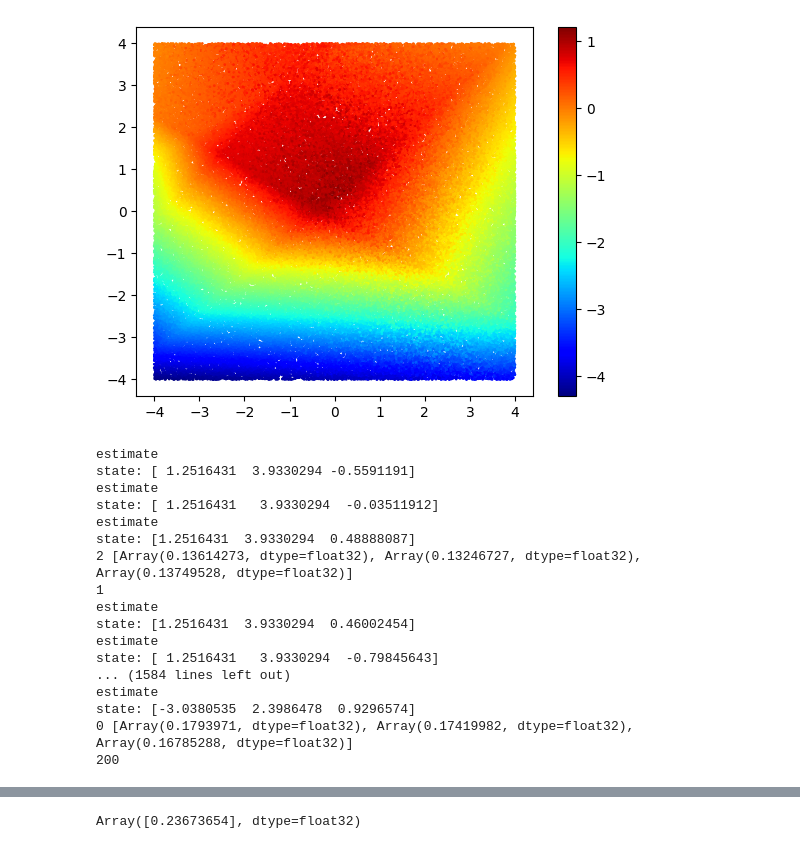
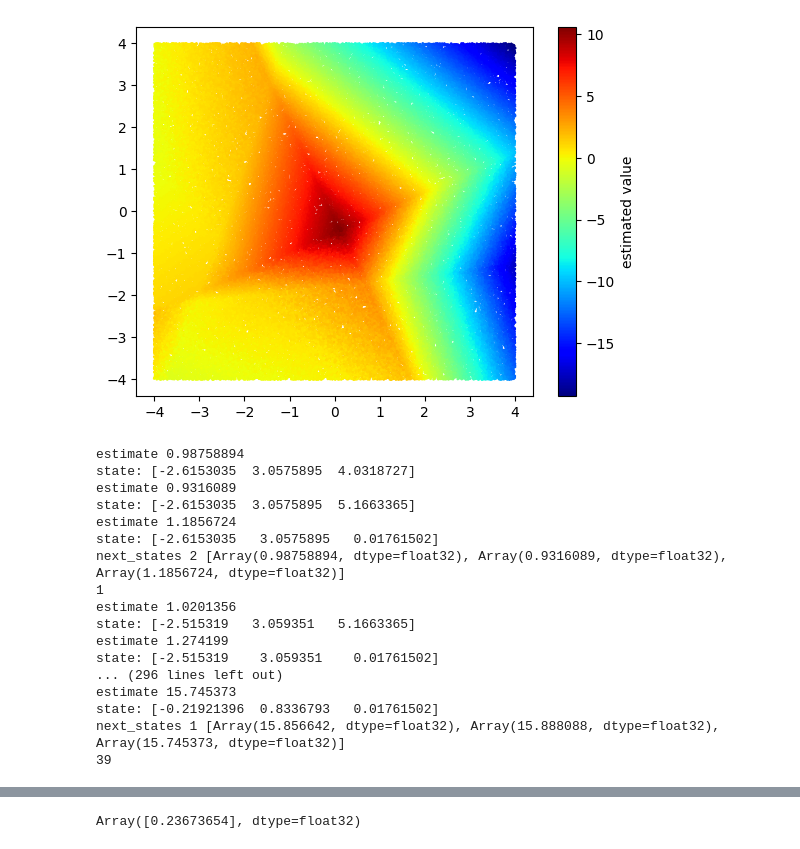
Before and after one commit to arjun-prakash/stackelberg-reach-avoid, a Jupyter notebook: gym_examples/src/cont_dubin.ipynb, the cells around one changed output, grey strips where cells are left out. Drawn from its saved outputs; the diff is of its cells as text; code cells hidden in the pictures.

```diff
--- a/gym_examples/src/cont_dubin.ipynb
+++ b/gym_examples/src/cont_dubin.ipynb
@@ -16,0 +26,3 @@ The autoreload extension is already loaded. To reload it, use:
+# %%
+grid = np.vstack([xx.ravel(), yy.ravel(), tt.ravel()]).T
+len(grid)
@@ -17,11 +41,25 @@ The autoreload extension is already loaded. To reload it, use:
+# %%
+#generate data
+
+env = DubinsCarEnv()
+state = env.reset()
+X = []
+y = []
+for i in range(len(grid)):
+    state = env.set(grid[i][0], grid[i][1], grid[i][2])
+    for action in range(env.action_space.n):
+        X.append(state)
+        r = env.sample(state, action, 0)
+        y.append(r)
+
+X = np.array(X)
+y = np.array(y)
 # %%
-#generate data
-
 env = DubinsCarEnv()
 state = env.reset()
 X = []
 y = []
-for i in range(1000):
+for i in range(2000):
     state = env.reset()
     for action in range(env.action_space.n):
         X.append(state)
@@ -68,7 +116,7 @@ def forward(X):
 
 #     l5= hk.Linear(1)(l4)
 
-    return l5
+#    return l5
 # def forward(X):
 
 #     mlp = hk.nets.MLP(output_sizes=[3,1])
@@ -102,7 +150,7 @@ opt_state = optimizer.init(params)
 for epoch in range(500):
     for batch in range(0,len(X), batch_size):
         X_batch = X[batch:batch+batch_size]
-        y_batch = env.sample_value_iter(X_batch, forward, params, gamma=0.9)
+        y_batch = env.sample_value_iter(X_batch, forward, params, gamma=0.85)
 
         loss, grads = jax.value_and_grad(loss_fn)(params,X=X_batch,y=y_batch)
         print("progress:", "epoch:", epoch, "loss",loss)
@@ -153,21 +202,28 @@ Array([1.2205406], dtype=float32)
 # %%
 import matplotlib
 %matplotlib inline
 import matplotlib.pyplot as plt
 
 # Plot...
 plt.scatter(X_val[:,0], X_val[:,1], c=y_pred, s=1) # s is a size of marker
 plt.jet()
-plt.colorbar()
-plt.savefig('100_iter_adabeleif.png')
+plt.colorbar(label='estimated value')
+#plt.savefig('500_iter_adabeleif_.85gamma.png')
 plt.show()
 # %% [output]
-[figure, old version]
+[figure, new version]
 # %%
 #train on small steps, run on bigger steps?
+right = 0
+up = np.pi / 2
+down = 3 * np.pi / 2
+left = np.pi
+
 env = DubinsCarEnv()
+#state = env.set(-3, -2, right)
 state = env.reset()
-gamma = 0.9
+
+gamma = 0.85
 traj = []
 done = False
 max_iter = 200
@@ -182,10 +238,10 @@ while (not done) and (counter < max_iter):
         print('estimate', value)
         print('state:',next_state)
 
-        possible_actions.append(estimate[0])
-        #possible_actions.append(reward)
+        possible_actions.append(value)
+
     action = np.argmax(np.array(possible_actions))
-    print(action, possible_actions)
+    print('next_states', action, possible_actions)
     traj.append(state)
     state, reward, done, _ = env.step(action=action, update_env=True)
     env.render()
@@ -193,20 +249,20 @@ while (not done) and (counter < max_iter):
 
 env.make_gif()
 # %% [output]
-estimate
-state: [ 1.2516431  3.9330294 -0.5591191]
-estimate
-state: [ 1.2516431   3.9330294  -0.03511912]
-estimate
-state: [1.2516431  3.9330294  0.48888087]
-2 [Array(0.13614273, dtype=float32), Array(0.13246727, dtype=float32), Array(0.13749528, dtype=float32)]
+estimate 0.98758894
+state: [-2.6153035  3.0575895  4.0318727]
+estimate 0.9316089
+state: [-2.6153035  3.0575895  5.1663365]
+estimate 1.1856724
+state: [-2.6153035   3.0575895   0.01761502]
+next_states 2 [Array(0.98758894, dtype=float32), Array(0.9316089, dtype=float32), Array(1.1856724, dtype=float32)]
 1
-estimate
-state: [1.2516431  3.9330294  0.46002454]
-estimate
-state: [ 1.2516431   3.9330294  -0.79845643]
-... (1584 lines left out)
-estimate
-state: [-3.0380535  2.3986478  0.9296574]
-0 [Array(0.1793971, dtype=float32), Array(0.17419982, dtype=float32), Array(0.16785288, dtype=float32)]
-200
+estimate 1.0201356
+state: [-2.515319   3.059351   5.1663365]
+estimate 1.274199
+state: [-2.515319    3.059351    0.01761502]
+... (296 lines left out)
+estimate 15.745373
+state: [-0.21921396  0.8336793   0.01761502]
+next_states 1 [Array(15.856642, dtype=float32), Array(15.888088, dtype=float32), Array(15.745373, dtype=float32)]
+39
```
Also changed, not shown: parts of 16 cells of this notebook, 6 other files.
